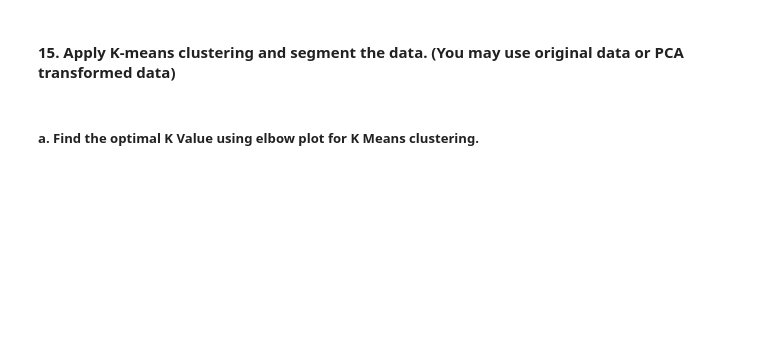
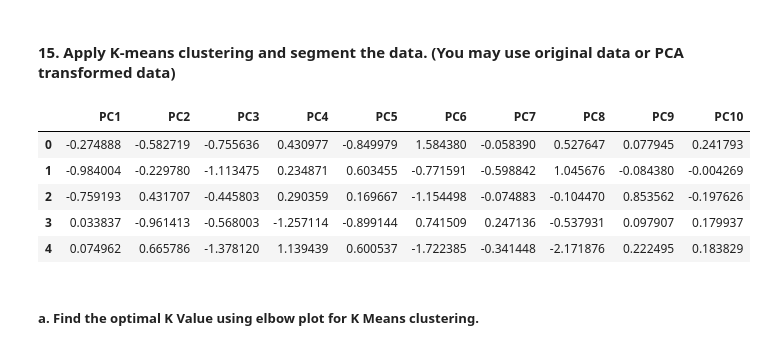
Before and after one commit to tarangini-shetty/tarangini_Project2_PythonforDS, a Jupyter notebook: UnsupervisedLearning_Project2.ipynb, the cells around one changed output. Cells and saved outputs as stored; diff of their text form; code cells hidden in the pictures; blank space fills up the shorter version.

```diff
--- a/UnsupervisedLearning_Project2.ipynb
+++ b/UnsupervisedLearning_Project2.ipynb
@@ -363,4 +365,16 @@ plt.show()
 # %% [markdown]
 #### 15. Apply K-means clustering and segment the data. (You may use original data or PCA transformed data)
+# %%
+from sklearn.decomposition import PCA
+pca = PCA(n_components=10)
+pca_df = pd.DataFrame(pca.fit_transform(scaled_features_df), columns=['PC1','PC2','PC3','PC4','PC5','PC6','PC7','PC8','PC9','PC10'])
+pca_df.head()
+# %% [output]
+|  | PC1 | PC2 | PC3 | PC4 | PC5 | PC6 | PC7 | PC8 | PC9 | PC10 |
+| 0 | -0.274888 | -0.582719 | -0.755636 | 0.430977 | -0.849979 | 1.584380 | -0.058390 | 0.527647 | 0.077945 | 0.241793 |
+| 1 | -0.984004 | -0.229780 | -1.113475 | 0.234871 | 0.603455 | -0.771591 | -0.598842 | 1.045676 | -0.084380 | -0.004269 |
+| 2 | -0.759193 | 0.431707 | -0.445803 | 0.290359 | 0.169667 | -1.154498 | -0.074883 | -0.104470 | 0.853562 | -0.197626 |
+| 3 | 0.033837 | -0.961413 | -0.568003 | -1.257114 | -0.899144 | 0.741509 | 0.247136 | -0.537931 | 0.097907 | 0.179937 |
+| 4 | 0.074962 | 0.665786 | -1.378120 | 1.139439 | 0.600537 | -1.722385 | -0.341448 | -2.171876 | 0.222495 | 0.183829 |
 # %% [markdown]
 ##### a. Find the optimal K Value using elbow plot for K Means clustering.
```
Also changed, not shown: parts of 20 cells of this notebook.
